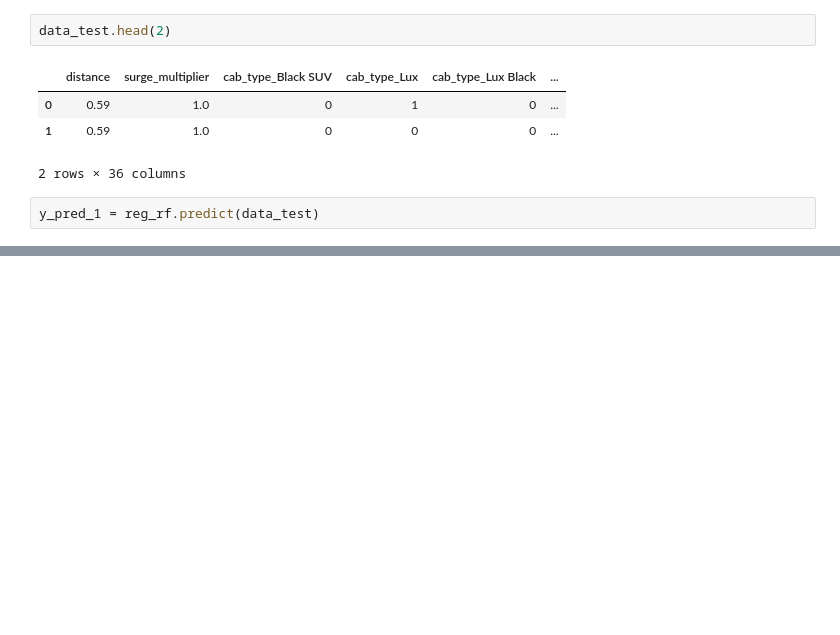
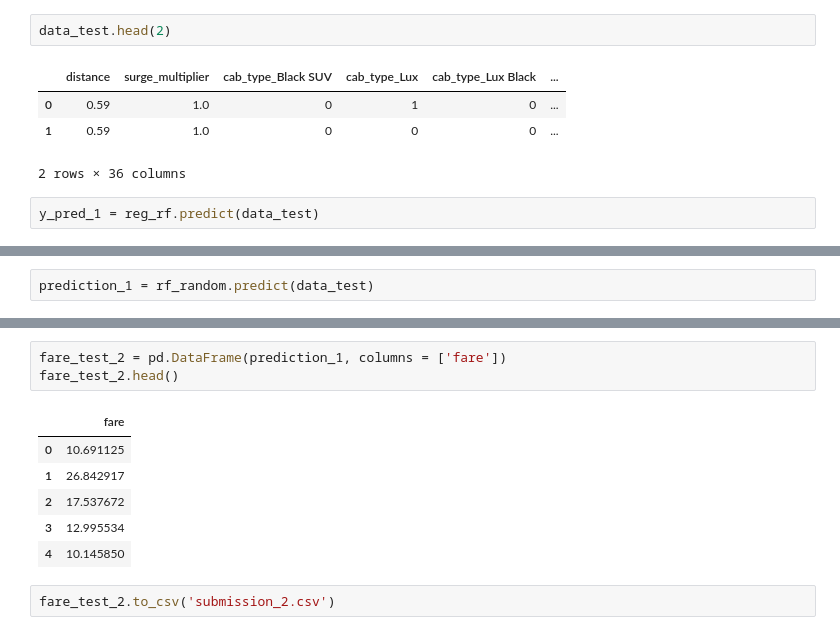
Before and after one commit to ShaoniMukherjee/Cab-Fare-Prediction-AI-Challenge, a Jupyter notebook: Cab_Fare_Prediction.ipynb, the cells around one changed output, grey strips where cells are left out. Saved outputs shown, nothing was run; the diff lists cells and outputs as text; blank space fills up the shorter version.

```diff
--- a/Cab_Fare_Prediction.ipynb
+++ b/Cab_Fare_Prediction.ipynb
@@ -548,0 +637,2 @@ fare_test.to_csv('submission.csv')
+# %%
+prediction_1 = rf_random.predict(data_test)
@@ -548,0 +644,12 @@ fare_test.to_csv('submission.csv')
+# %%
+fare_test_2 = pd.DataFrame(prediction_1, columns = ['fare'])
+fare_test_2.head()
+# %% [output]
+|  | fare |
+| 0 | 10.691125 |
+| 1 | 26.842917 |
+| 2 | 17.537672 |
+| 3 | 12.995534 |
+| 4 | 10.145850 |
+# %%
+fare_test_2.to_csv('submission_2.csv')
```
Also changed, not shown: parts of 50 cells of this notebook, 1 other file.
